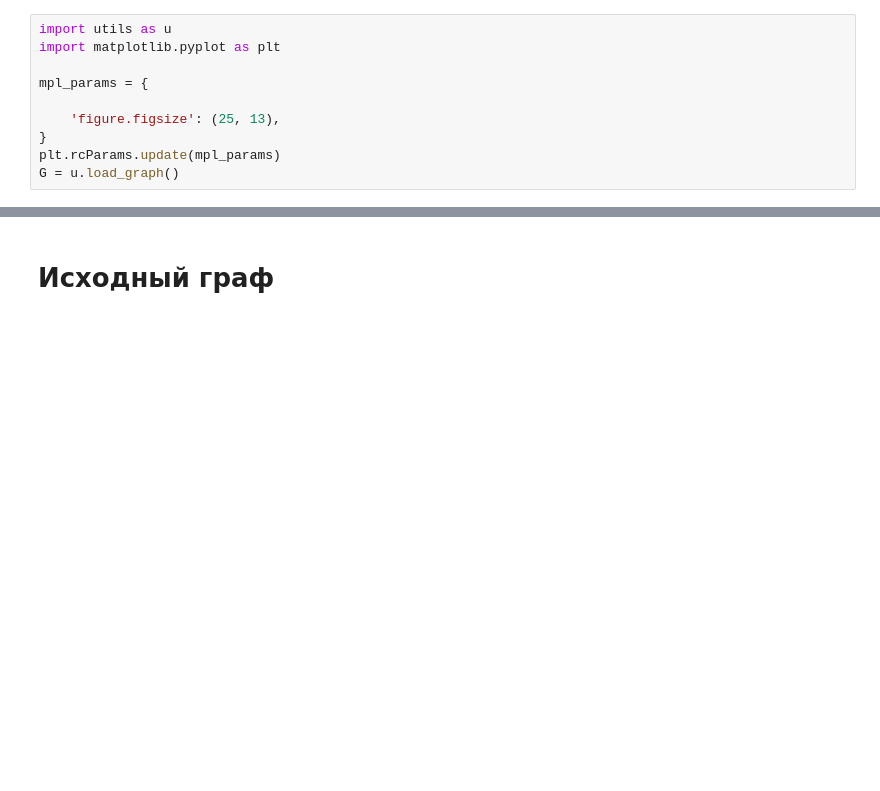
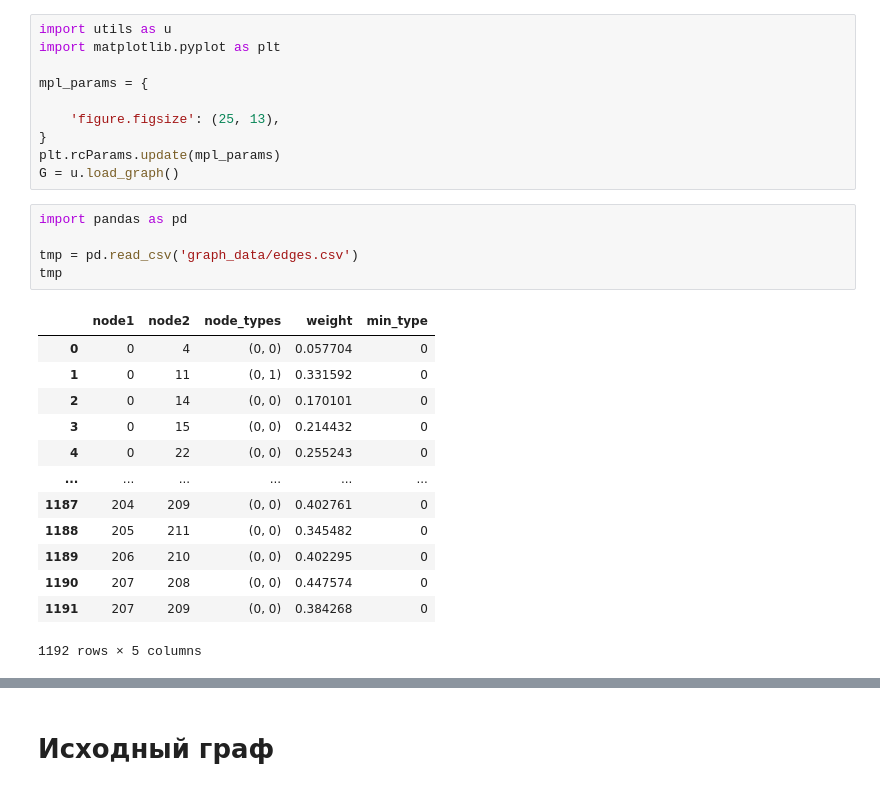
Before and after one commit to roknyazev/dp_final, a Jupyter notebook: basics.ipynb, the cells around one changed output, grey strips where cells are left out. Cells and saved outputs as stored; diff of their text form; blank space fills up the shorter version.

```diff
--- a/basics.ipynb
+++ b/basics.ipynb
@@ -8,3 +8,22 @@ mpl_params = {
 }
 plt.rcParams.update(mpl_params)
 G = u.load_graph()
+# %%
+import pandas as pd
+
+tmp = pd.read_csv('graph_data/edges.csv')
+tmp
+# %% [output]
+|  | node1 | node2 | node_types | weight | min_type |
+| 0 | 0 | 4 | (0, 0) | 0.057704 | 0 |
+| 1 | 0 | 11 | (0, 1) | 0.331592 | 0 |
+| 2 | 0 | 14 | (0, 0) | 0.170101 | 0 |
+| 3 | 0 | 15 | (0, 0) | 0.214432 | 0 |
+| 4 | 0 | 22 | (0, 0) | 0.255243 | 0 |
+| ... | ... | ... | ... | ... | ... |
+| 1187 | 204 | 209 | (0, 0) | 0.402761 | 0 |
+| 1188 | 205 | 211 | (0, 0) | 0.345482 | 0 |
+| 1189 | 206 | 210 | (0, 0) | 0.402295 | 0 |
+| 1190 | 207 | 208 | (0, 0) | 0.447574 | 0 |
+| 1191 | 207 | 209 | (0, 0) | 0.384268 | 0 |
+1192 rows × 5 columns
```
Also changed, not shown: parts of 1 cell of this notebook, 1 other file.
